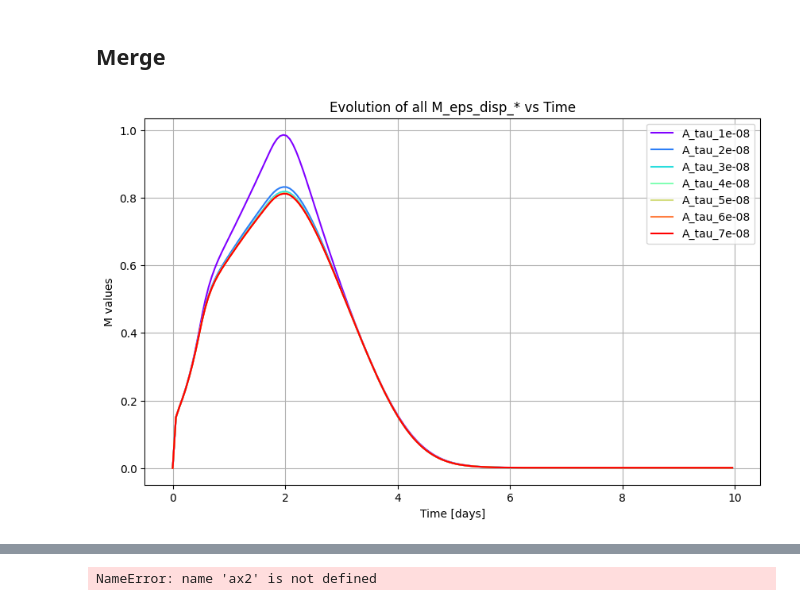
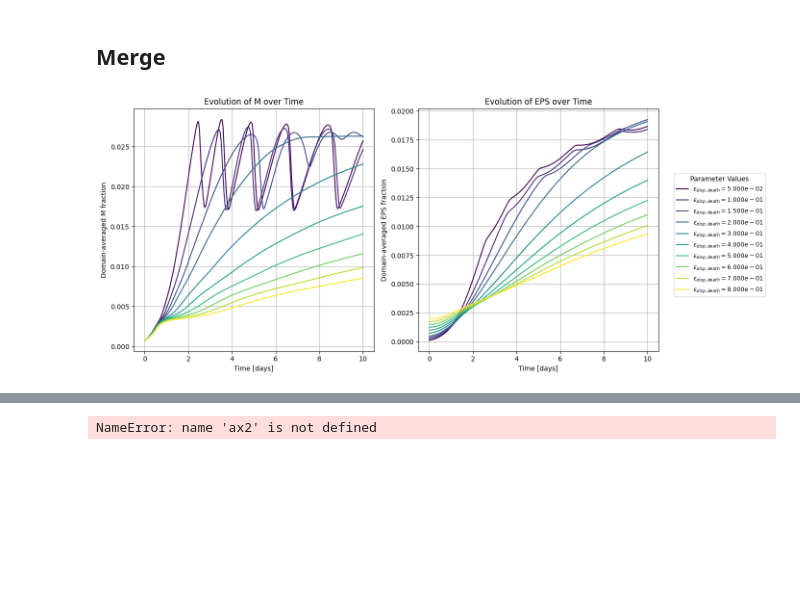
Before and after one commit to duke-igem-2025/biofilmFoam, a Jupyter notebook: dev/biofilmFoam/Data Analysis.ipynb, the cells around one changed output, grey strips where cells are left out. Drawn from its saved outputs; the diff is of its cells as text; code cells hidden in the pictures; blank space fills up the shorter version.

Commit message:
finished param scan

```diff
--- a/dev/biofilmFoam/Data Analysis.ipynb
+++ b/dev/biofilmFoam/Data Analysis.ipynb
@@ -7,7 +7,7 @@ import matplotlib.pyplot as plt
 import pandas as pd
 import os
 
-base_dir = 'scan_results/'  # current directory
+base_dir = 'scan_results_2.2/'  # current directory
 all_runs = []
 
 for folder_name in os.listdir(base_dir):
@@ -18,14 +18,17 @@ for folder_name in os.listdir(base_dir):
         m_file = os.path.join(folder_path, 'Mtot_fraction.dat')
         eps_file = os.path.join(folder_path, 'EPS_fraction.dat')
         auto_file = os.path.join(folder_path, 'autoinducer.dat')
+        n_file = os.path.join(folder_path, 'Ntot_fraction.dat')
         if os.path.exists(m_file) and os.path.exists(eps_file):
             m_df = pd.read_csv(m_file, sep=r'\s+', header=None, names=['time', 'M'])
             eps_df = pd.read_csv(eps_file, sep=r'\s+', header=None, names=['time', 'EPS'])
             a_df = pd.read_csv(auto_file, sep=r'\s+', header=None, names=['time', 'A'])
+            n_df = pd.read_csv(n_file, sep=r'\s+', header=None, names=['time', 'N'])
 
             df = m_df.merge(eps_df, on='time')
             df = df.merge(a_df, on='time')
-            df = df.rename(columns={'M': f'M_{folder_name}', 'EPS': f'EPS_{folder_name}', 'A': f'A_{folder_name}'})
+            df = df.merge(n_df, on='time')
+            df = df.rename(columns={'M': f'M_{folder_name}', 'EPS': f'EPS_{folder_name}', 'A': f'A_{folder_name}', 'N': f'N_{folder_name}'})
             all_runs.append(df.set_index('time'))
 
 combined_df = pd.concat(all_runs, axis=1)
@@ -55,41 +58,73 @@ print(df.head())
 # %% [markdown]
 ## Merge
 # %%
-import pandas as pd
+import re
+import numpy as np
 import matplotlib.pyplot as plt
-import numpy as np
-
-import re
 
 # Extract numeric part from the column name
 def extract_number(col):
     match = re.search(r"[-+]?\d*\.?\d+(?:[eE][-+]?\d+)?", col)
     if match:
         return float(match.group())
-    return float("inf")  # fallback if no number is found
+    return float("inf")
 
-# Assuming df is already loaded
-m_columns = [
-    col for col in df.columns
-    if re.match(r"^A_tau_[-+]?\d*\.?\d+(?:[eE][-+]?\d+)?$", col)
-]
+def tau_label(col):
+    """Convert column name like M_tau_0.01 → 'τ=0.01'"""
+    num = extract_number(col)
+    return rf"$\epsilon_{{disp,death}}={num:.{3}e}$"  # nice LaTeX-style label
 
+m_columns = [col for col in df.columns if re.match(r"^M_E_crit_[-+]?\d*\.?\d+(?:[eE][-+]?\d+)?$", col)]
+
+eps_columns = [col for col in df.columns if re.match(r"^EPS_E_crit_[-+]?\d*\.?\d+(?:[eE][-+]?\d+)?$", col)]
+
+# # exclude_vals = {0.05, 0.15}
+
+# m_columns = [col for col in df.columns
+#              if re.match(r"^M_eps_disp_death[-+]?\d*\.?\d+(?:[eE][-+]?\d+)?$", col)
+#              and extract_number(col) not in exclude_vals]
+
+# eps_columns = [col for col in df.columns
+#                if re.match(r"^EPS_eps_disp_death_[-+]?\d*\.?\d+(?:[eE][-+]?\d+)?$", col)
+#                and extract_number(col) not in exclude_vals]
+
+# Select and sort relevant columns
 m_columns.sort(key=extract_number)
 
-# Rainbow colormap
-cmap = plt.cm.rainbow
-colors = cmap(np.linspace(0, 1, len(m_columns)))
+eps_columns.sort(key=extract_number)
 
-plt.figure(figsize=(10,6))
+
+# Use same colormap for both sets (so same τ → same color)
+taus = [extract_number(c) for c in m_columns]  # assume both have same τs
+colors = plt.cm.viridis(np.linspace(0, 1, len(taus)))
+
+# Side-by-side plots
+fig, (ax1, ax2) = plt.subplots(1, 2, figsize=(14,6), sharex=True)
+
+# --- Left plot: M_tau_* ---
 for col, color in zip(m_columns, colors):
-    plt.plot(df["time"]/86400, df[col], label=col, color=color)
+    ax1.plot(df["time"]/86400, df[col], label=tau_label(col), color=color)
+ax1.set_xlabel("Time [days]")
+ax1.set_ylabel("Domain-averaged M fraction")
+ax1.set_title("Evolution of M over Time")
+ax1.grid(True)
 
-plt.xlabel("Time [days]")
-plt.ylabel("M values")
-plt.title("Evolution of all M_eps_disp_* vs Time")
-plt.legend()
-plt.grid(True)
+# --- Right plot: EPS_tau_* ---
+for col, color in zip(eps_columns, colors):
+    ax2.plot(df["time"]/86400, df[col], label=tau_label(col), color=color)
+ax2.set_xlabel("Time [days]")
+ax2.set_ylabel("Domain-averaged EPS fraction")
+ax2.set_title("Evolution of EPS over Time")
+ax2.grid(True)
+
+# --- Single shared legend ---
+handles, labels = ax1.get_legend_handles_labels()
+fig.legend(handles, labels, loc="center right", fontsize=9, title="Parameter Values")
+
+plt.tight_layout(rect=[0, 0, 0.85, 1])  # leave space for legend
+# plt.savefig("M_EPS_eps_disp_death.png", dpi=300, bbox_inches="tight")
+
 plt.show()
 # %% [output]
-[figure, old version]
+[figure, new version]
 # %%
```
Also changed, not shown: parts of 2 cells of this notebook, 22 other files.
